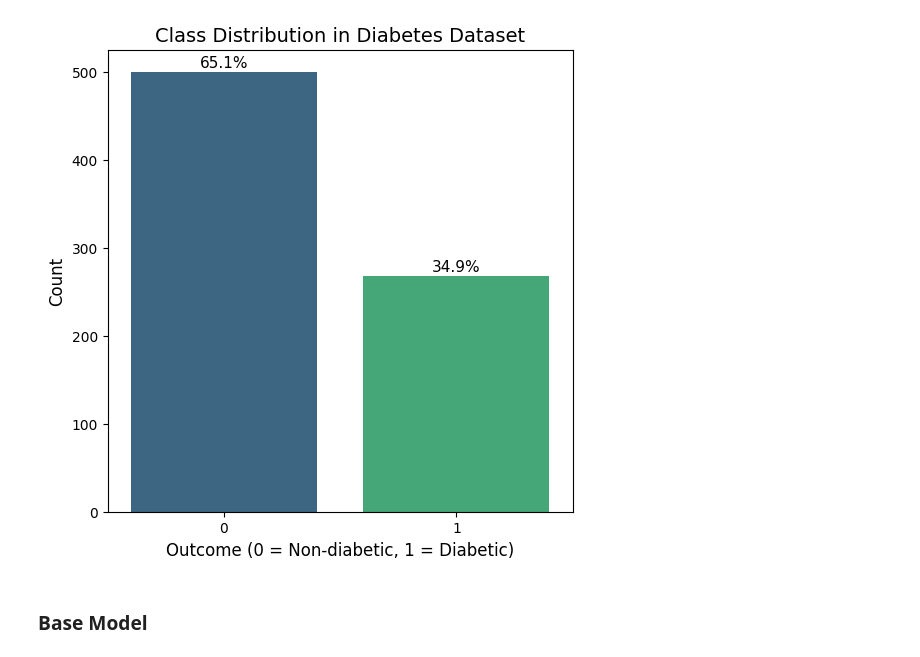
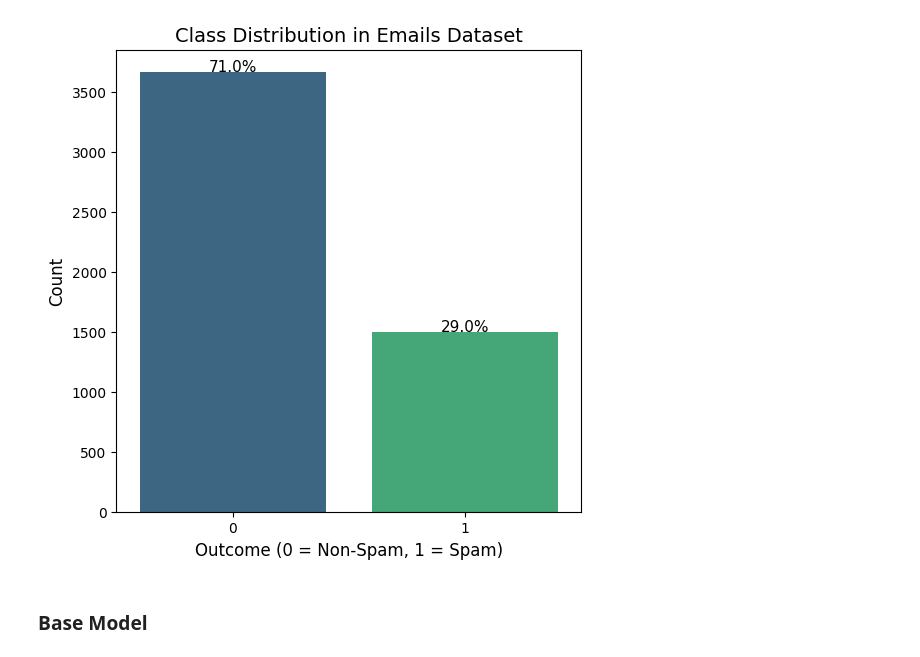
Before and after one commit to devPirate505/Navttc_AI-ML, a Jupyter notebook: 9.Data_Imbalance/Task.ipynb, the cells around one changed output. Saved outputs shown, nothing was run; the diff lists cells and outputs as text; code cells hidden in the pictures.

Commit message:
Data Imbalance with Emails Dataset

```diff
--- a/9.Data_Imbalance/Task.ipynb
+++ b/9.Data_Imbalance/Task.ipynb
@@ -12,5 +13,5 @@ from imblearn.over_sampling import RandomOverSampler, SMOTE
 # %%
-df = pd.read_csv("diabetes.csv")
+df = pd.read_csv("emails.csv")
 # %%
 df.head()
 # %% [output]
@@ -40,18 +25,18 @@ Name: proportion, dtype: float64
 # %%
 plt.figure(figsize=(6,6))
-sns.countplot(x='Outcome', data=df, palette='viridis', hue='Outcome', legend=False)
+sns.countplot(x='Prediction', data=df, palette='viridis', hue='Prediction', legend=False)
 
-plt.title('Class Distribution in Diabetes Dataset', fontsize=14)
-plt.xlabel('Outcome (0 = Non-diabetic, 1 = Diabetic)', fontsize=12)
+plt.title('Class Distribution in Emails Dataset', fontsize=14)
+plt.xlabel('Outcome (0 = Non-Spam, 1 = Spam)', fontsize=12)
 plt.ylabel('Count', fontsize=12)
 
 total = len(df)
 for p in plt.gca().patches:
     percentage = f'{100 * p.get_height() / total:.1f}%'
     plt.text(p.get_x() + p.get_width()/2, p.get_height() + 5, percentage,
              ha='center', fontsize=11)
 
 plt.show()
 # %% [output]
-[figure, old version]
+[figure, new version]
 # %%
```
Also changed, not shown: parts of 8 cells of this notebook, 2 other files.
